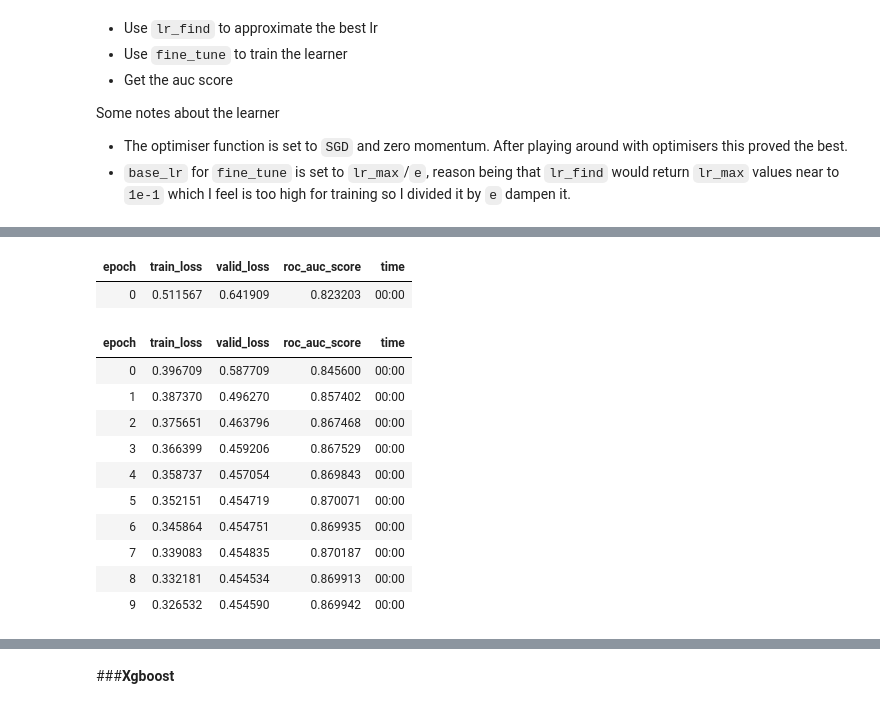
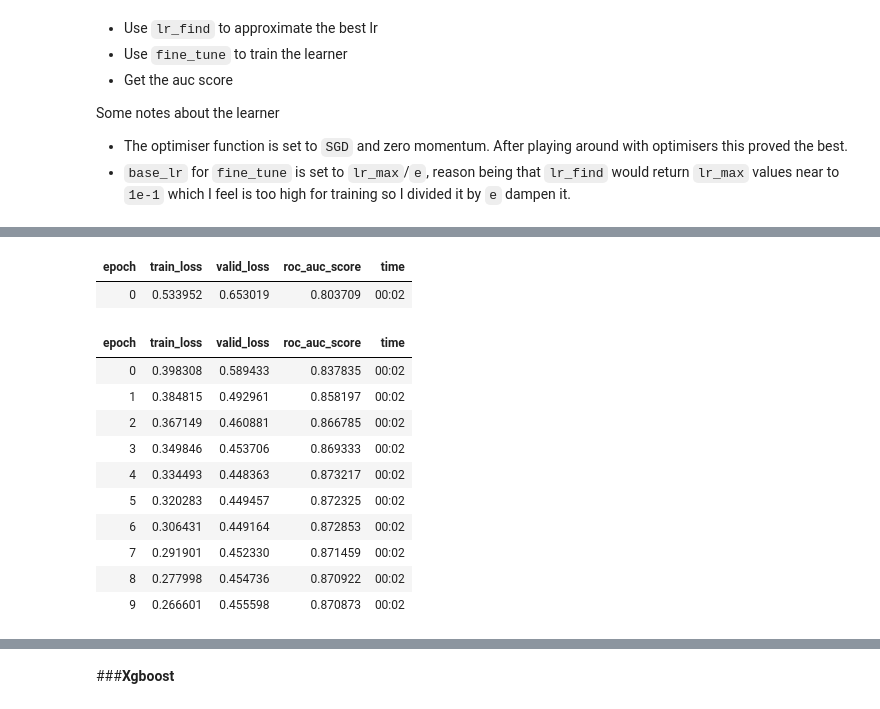
Before and after one commit to Lion-Mod/BJJ-match-predictions, a Jupyter notebook: Predicting_matches.ipynb, the cells around one changed output, grey strips where cells are left out. Saved outputs shown, nothing was run; the diff lists cells and outputs as text; code cells hidden in the pictures.

```diff
--- a/Predicting_matches.ipynb
+++ b/Predicting_matches.ipynb
@@ -170,11 +171,11 @@ for feat in cont:
 Loop through each categorical feature and set it as a category. Also order `division` and `year` as they have an order to them.
 # %%
 for feat in cat:
-  stats[feat] = stats[feat].astype('category')
+  matches[feat] = matches[feat].astype('category')
 
 sizes = "abs", "ultra heavy", "super heavy", "medium heavy", "heavy", "middle", "light", "feather", "light feather", "rooster"
-stats['division'].cat.set_categories(sizes, ordered = True, inplace = True)
+matches['division'].cat.set_categories(sizes, ordered = True, inplace = True)
 
 years = 2020, 2019, 2018, 2017, 2016, 2015, 2014, 2013, 2012, 2011, 2010, 2009, 2008, 2007, 2006, 2005, 2004, 2003, 2002, 2001, 2000
-stats['year'].cat.set_categories(years, ordered = True, inplace = True)
+matches['year'].cat.set_categories(years, ordered = True, inplace = True)
 # %% [markdown]
@@ -182,5 +183,5 @@ When splitting the data as these are matches over time the data used for the val
 # %%
-cond = (stats.year > 2019)
+cond = (matches.year > 2019)
 train_idx = np.where( cond)[0]
 valid_idx = np.where(~cond)[0]
 
@@ -195,7 +196,7 @@ len(train_idx), len(valid_idx), len(valid_idx)/(len(stats))
 ###**Dataloaders**
 Most of the preparation for this has been declared earlier e.g. categorical features, but the `y_block` has to be declared, `CategoryBlock` in this case as binary classification. Also the batch sizes.
 # %%
-dls = TabularDataLoaders.from_df(stats, procs = procs, cat_names = cat, cont_names = cont, bs = 1024,
+dls = TabularDataLoaders.from_df(matches, procs = procs, cat_names = cat, cont_names = cont, bs = 1024,
                                  y_names = dep_var, valid_idx = valid_idx, y_block = CategoryBlock())
 # %% [markdown]
 ###**Bayesian Optimisation**
@@ -265,6 +271,6 @@ optim = BayesianOptimization(f = optimize_nn_for_auc,
 # %%
 learn = tabular_learner(dls, metrics = [RocAucBinary()],
-                        loss_func = CrossEntropyLossFlat(), layers = [50],
+                        loss_func = CrossEntropyLossFlat(), layers = [167, 285],
                         opt_func = SGD, moms = (0, 0, 0))
 # %%
 lr_min, lr_steep = learn.lr_find(num_it = 200)
@@ -278,16 +284,16 @@ Minimum/10: 2.29e-01, steepest point: 2.09e-01
 # %%
-learn.fine_tune(10, 2e-1, wd = 0.16)
+learn.fine_tune(10, 1e-1, wd = 0.15)
 # %% [output]
 | epoch | train_loss | valid_loss | roc_auc_score | time |
-| 0 | 0.511567 | 0.641909 | 0.823203 | 00:00 |
+| 0 | 0.533952 | 0.653019 | 0.803709 | 00:02 |
 | epoch | train_loss | valid_loss | roc_auc_score | time |
-| 0 | 0.396709 | 0.587709 | 0.845600 | 00:00 |
-| 1 | 0.387370 | 0.496270 | 0.857402 | 00:00 |
-| 2 | 0.375651 | 0.463796 | 0.867468 | 00:00 |
-| 3 | 0.366399 | 0.459206 | 0.867529 | 00:00 |
-| 4 | 0.358737 | 0.457054 | 0.869843 | 00:00 |
-| 5 | 0.352151 | 0.454719 | 0.870071 | 00:00 |
-| 6 | 0.345864 | 0.454751 | 0.869935 | 00:00 |
-| 7 | 0.339083 | 0.454835 | 0.870187 | 00:00 |
-| 8 | 0.332181 | 0.454534 | 0.869913 | 00:00 |
-| 9 | 0.326532 | 0.454590 | 0.869942 | 00:00 |
+| 0 | 0.398308 | 0.589433 | 0.837835 | 00:02 |
+| 1 | 0.384815 | 0.492961 | 0.858197 | 00:02 |
+| 2 | 0.367149 | 0.460881 | 0.866785 | 00:02 |
+| 3 | 0.349846 | 0.453706 | 0.869333 | 00:02 |
+| 4 | 0.334493 | 0.448363 | 0.873217 | 00:02 |
+| 5 | 0.320283 | 0.449457 | 0.872325 | 00:02 |
+| 6 | 0.306431 | 0.449164 | 0.872853 | 00:02 |
+| 7 | 0.291901 | 0.452330 | 0.871459 | 00:02 |
+| 8 | 0.277998 | 0.454736 | 0.870922 | 00:02 |
+| 9 | 0.266601 | 0.455598 | 0.870873 | 00:02 |
```
Also changed, not shown: parts of 39 cells of this notebook.
